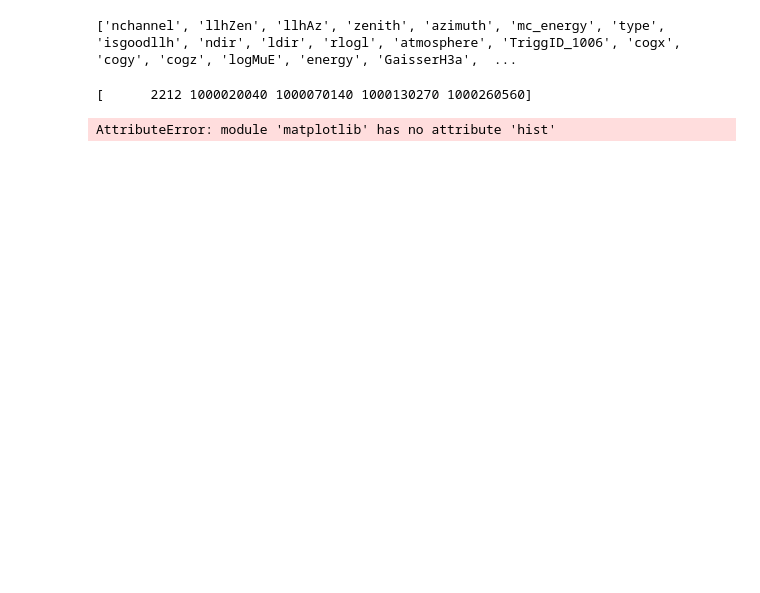
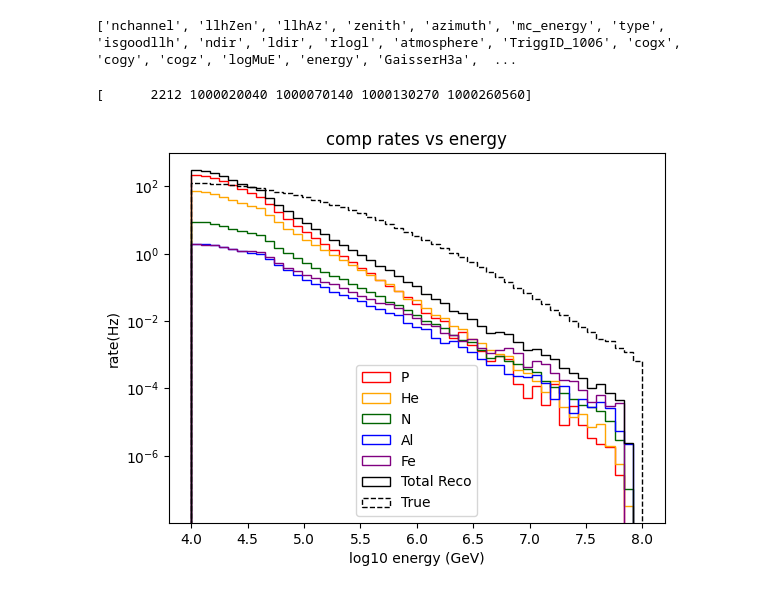
Before and after one commit to fmcnallyi3/it_anisotropy, a Jupyter notebook: rigidity/reco_energy.ipynb, the cells around one changed output. Saved outputs shown, nothing was run; the diff lists cells and outputs as text; code cells hidden in the pictures; blank space fills up the shorter version.

Commit message:
big ole commit: Updated reco_energy with division for energy bins other updates neglible

```diff
--- a/rigidity/reco_energy.ipynb
+++ b/rigidity/reco_energy.ipynb
@@ -14,7 +14,7 @@ import simweights
 #corsika_fl = corsika_fl[:50]
 # %%
 # file provided by Jaun-Carlos
-dd = np.load("/data/user/juancarlos/notebooks/dst_20904_v2.npz")
-print(list(dd.keys()))
+d = np.load("/data/user/juancarlos/notebooks/dst_20904_v3.npz")
+print(list(d.keys()))
 # %% [output]
 ['nchannel', 'llhZen', 'llhAz', 'zenith', 'azimuth', 'mc_energy', 'type', 'isgoodllh', 'ndir', 'ldir', 'rlogl', 'atmosphere', 'TriggID_1006', 'cogx', 'cogy', 'cogz', 'logMuE', 'energy', 'GaisserH3a',  ...
@@ -36,9 +58,2 @@ print(np.unique(dd['type']))
 # %% [output]
 [      2212 1000020040 1000070140 1000130270 1000260560]
-# %%
-plt.hist(dd['reco_energy'], histtype ='step')
-xlabel = 'log10E(GeV)'
-
-plt.show()
-# %% [output]
-AttributeError: module 'matplotlib' has no attribute 'hist'
@@ -79,0 +60,24 @@ plt.show()
+# %%
+pcut = d['type'] == 2212
+Hecut = d['type'] == 1.00002004e+09
+Ncut = d['type'] == 1.000070140e+09
+Alcut = d['type'] == 1.00013027e+09
+Fecut =  d['type'] == 1.00026056e+09
+# %%
+bins=np.linspace(4, 8, 50)
+
+(pwtH, bins, patches1) = plt.hist(d['reco_energy'][pcut], bins = bins, log = True, weights=d['GaisserH4a'][pcut], color = 'red',histtype = 'step', label ='P')
+(hwtH, bins, patches1) = plt.hist(d['reco_energy'][Hecut], bins = bins, log = True, weights=d['GaisserH4a'][Hecut],color = 'orange',histtype = 'step', label = 'He')
+(nwtH, bins, patches1) = plt.hist(d['reco_energy'][Ncut], bins = bins, log = True, weights=d['GaisserH4a'][Ncut], color='darkgreen',histtype = 'step', label = 'N')
+(awtH, bins, patches1) = plt.hist(d['reco_energy'][Alcut], bins = bins, log = True, weights=d['GaisserH4a'][Alcut], color='blue',histtype = 'step', label = 'Al')
+(iwtH, bins, patches1) = plt.hist(d['reco_energy'][Fecut], bins = bins, log=True, weights=d['GaisserH4a'][Fecut], color='purple', histtype='step',label='Fe')
+plt.hist(d['reco_energy'], bins = bins, log = True, weights = d['GaisserH4a'], color = 'black', histtype = 'step', label = 'Total Reco')
+(true, bins, patches1) = plt.hist(np.log10(d['energy']), bins = bins, log=True, weights = d['GaisserH4a'], color = 'black', histtype = 'step', label = 'True', linestyle = '--')
+totH = pwtH + hwtH + nwtH + awtH + iwtH
+plt.xlabel('log10 energy (GeV)')
+plt.ylabel('rate(Hz)')
+plt.title('comp rates vs energy')
+plt.legend()
+plt.show()
+# %% [output]
+[figure, added]
```
Also changed, not shown: parts of 16 cells of this notebook, 2 other files.
